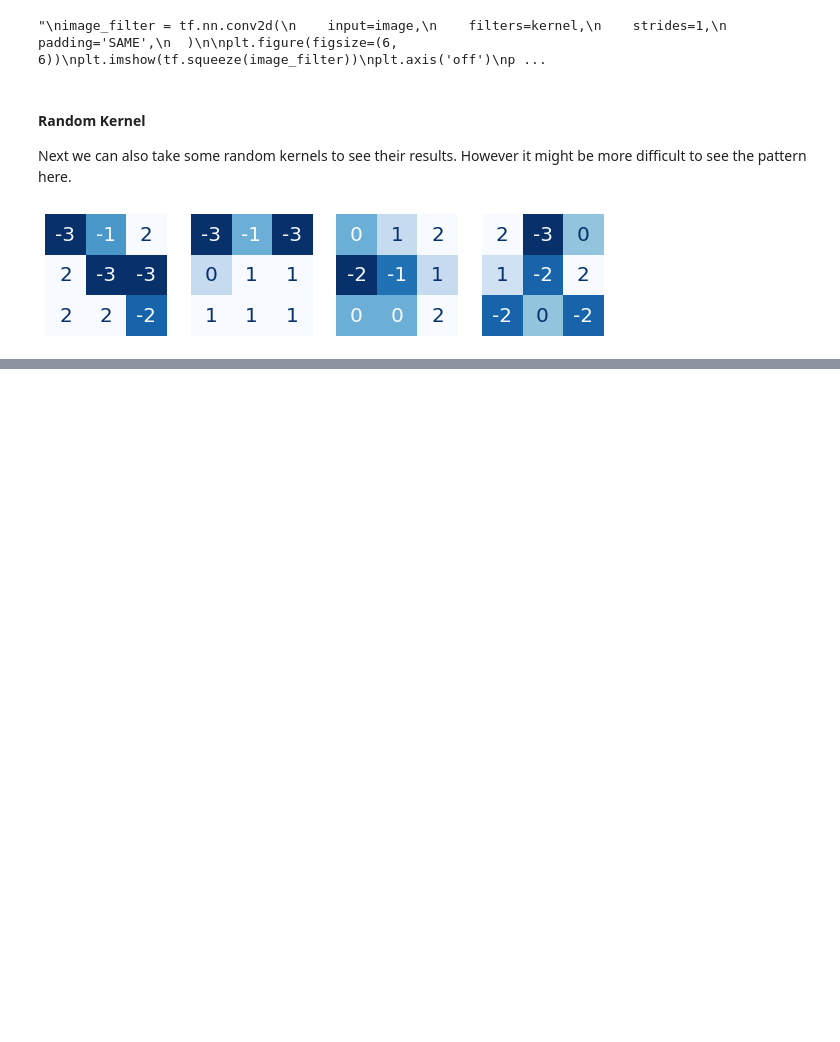
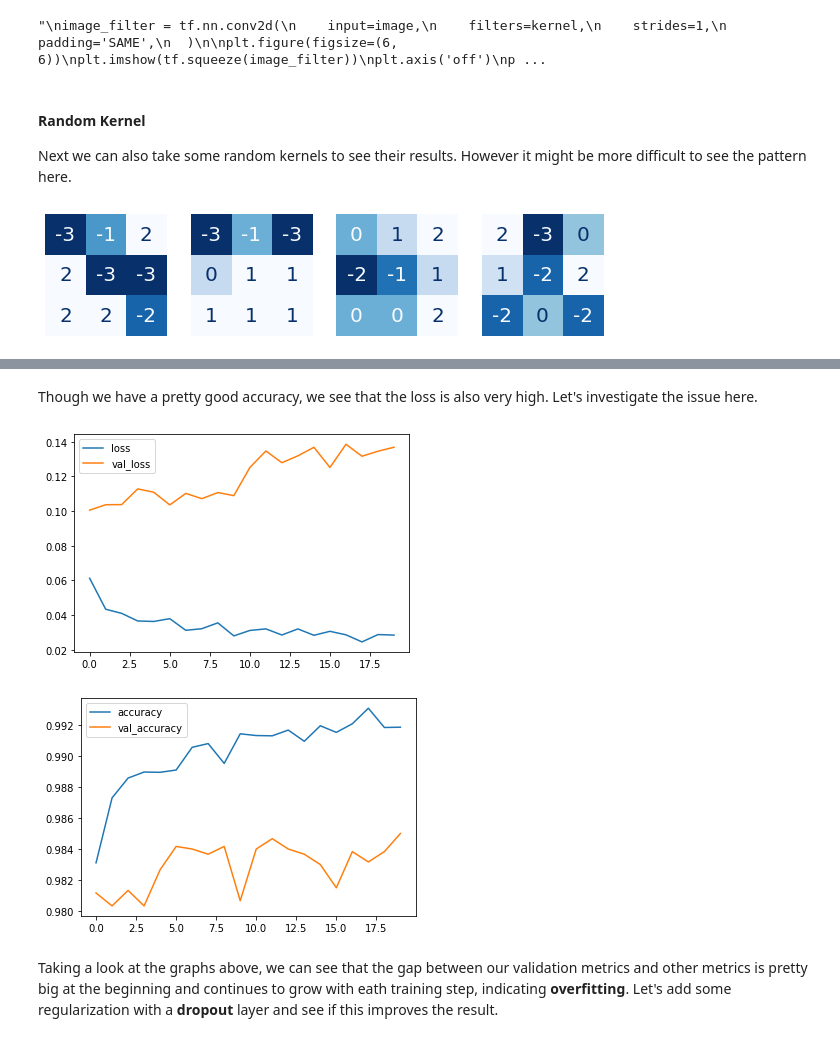
Before and after one commit to maxzirps/mnist, a Jupyter notebook: MNIST.ipynb, the cells around one changed output, grey strips where cells are left out. Cells and saved outputs as stored; diff of their text form; code cells hidden in the pictures; blank space fills up the shorter version.

Commit message:
Start with mvp model

```diff
--- a/MNIST.ipynb
+++ b/MNIST.ipynb
@@ -141,0 +144,2 @@ model = keras.Sequential([
+# %%
+y_train = keras.utils.to_categorical(y_train, num_classes)
@@ -141,0 +152,3 @@ model = keras.Sequential([
+# %%
+x_train = np.expand_dims(x_train, -1)
+x_train.shape
@@ -141,0 +192,13 @@ model = keras.Sequential([
+# %%
+num_classes = 10
+input_shape = (28, 28, 1)
+
+model = keras.Sequential(
+    [
+      layers.Conv2D(32, kernel_size=(3, 3), input_shape=input_shape, activation="relu"),
+      layers.Flatten(),
+      layers.Dense(num_classes, activation="softmax"),
+    ]
+)
+
+model.summary()
@@ -141,0 +220,7 @@ model = keras.Sequential([
+# %%
+batch_size = 256
+epochs = 20
+
+model.compile(loss="categorical_crossentropy", optimizer="adam", metrics=["accuracy"])
+
+history = model.fit(x_train, y_train, batch_size=batch_size, epochs=epochs, validation_split=0.1)
@@ -141,0 +258,11 @@ model = keras.Sequential([
+# %% [markdown]
+Though we have a pretty good accuracy, we see that the loss is also very high. Let's investigate the issue here.
+# %%
+history_frame = pd.DataFrame(history.history)
+history_frame.loc[:, ['loss', 'val_loss']].plot()
+history_frame.loc[:, ['accuracy', 'val_accuracy']].plot();
+# %% [output]
+[figure, added]
+[figure, added]
+# %% [markdown]
+Taking a look at the graphs above, we can see that the gap between our validation metrics and other metrics is pretty big at the beginning and continues to grow with eath training step, indicating **overfitting**. Let's add some regularization with a **dropout** layer and see if this improves the result.
```
Also changed, not shown: parts of 19 cells of this notebook.
